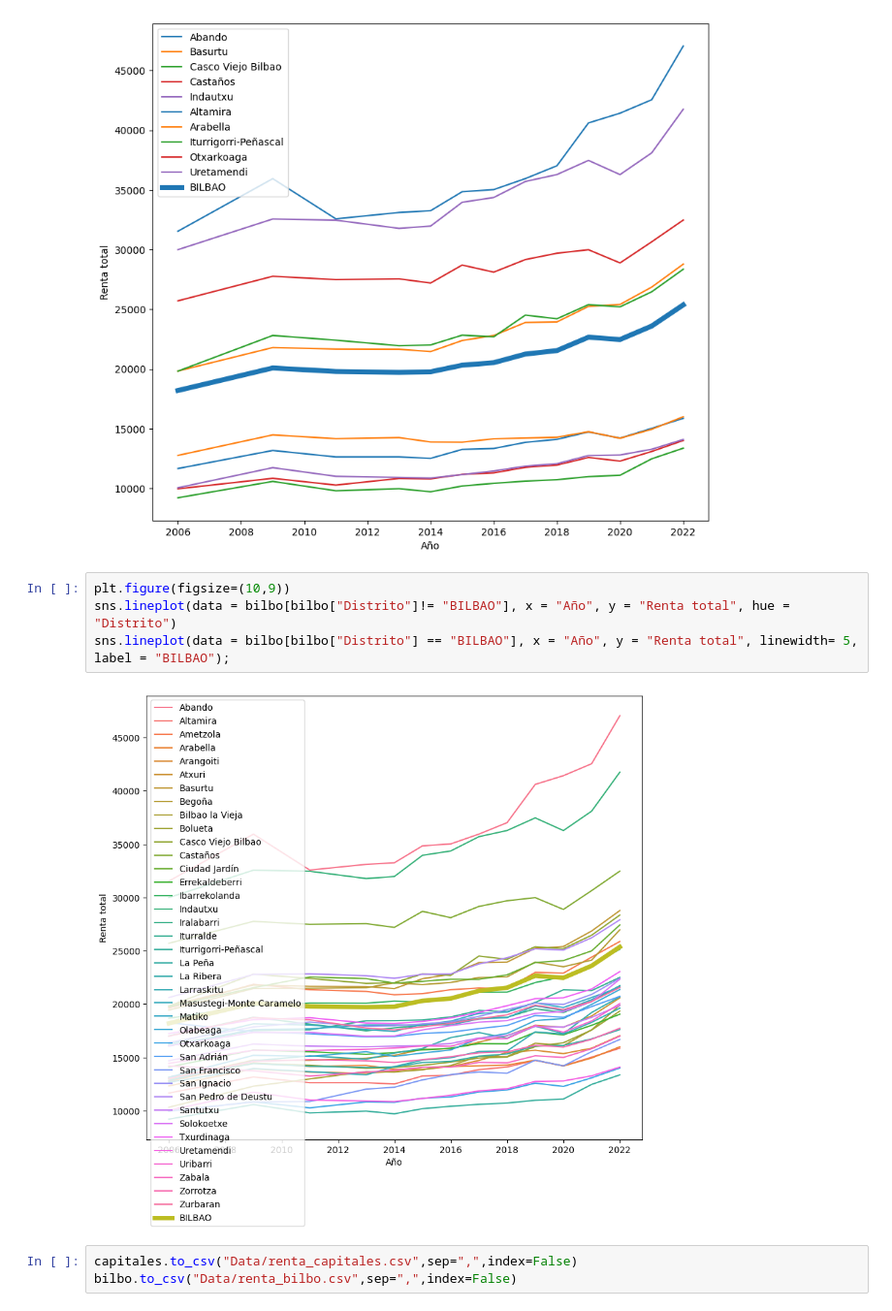
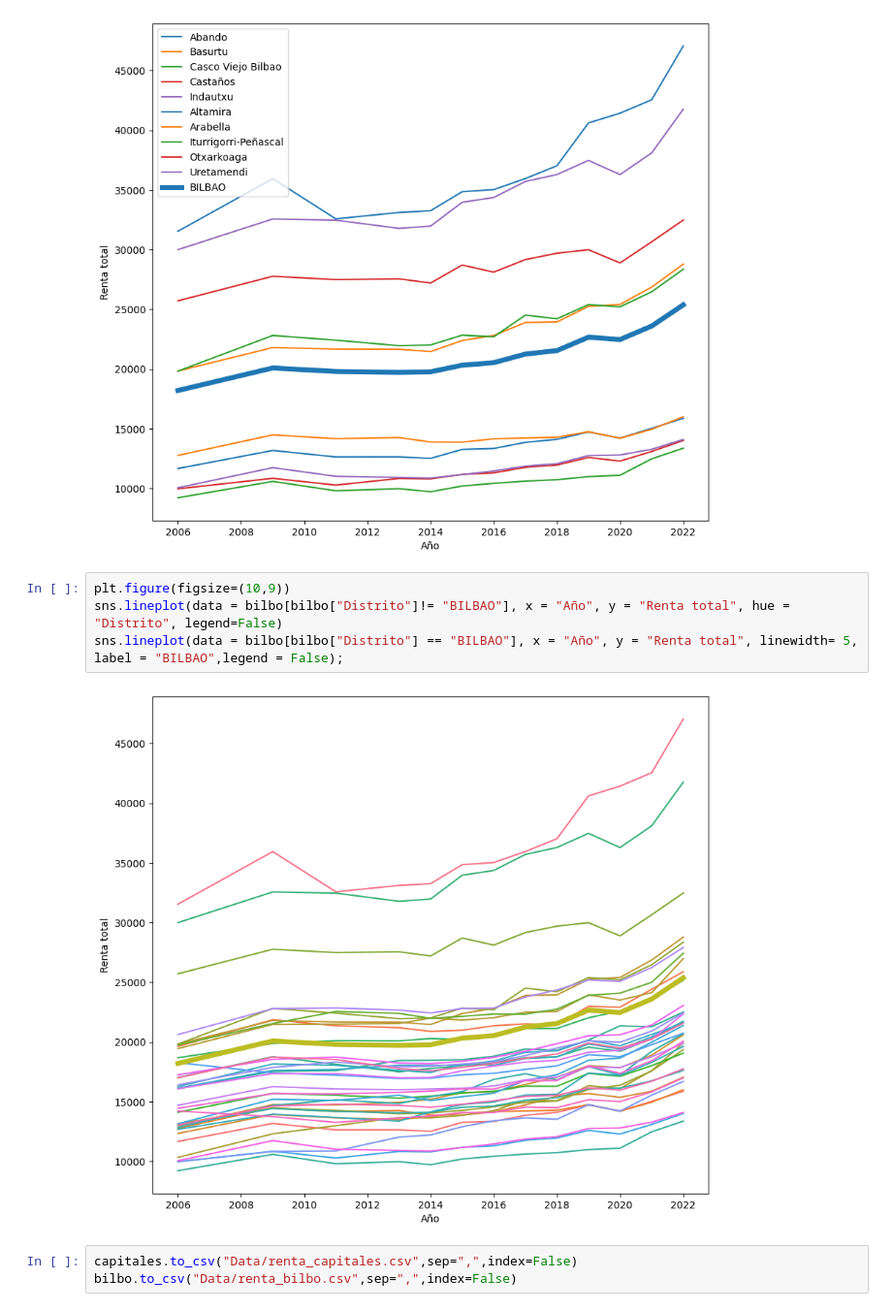
Before and after one commit to PacoFletcher/EDA, a Jupyter notebook: Rentas distritos Bilbao.ipynb, the cells around one changed output. Shown at 97% size. Saved outputs shown, nothing was run; the diff lists cells and outputs as text.

```diff
--- a/Rentas distritos Bilbao.ipynb
+++ b/Rentas distritos Bilbao.ipynb
@@ -650,10 +664,10 @@ sns.lineplot(data = bilbo[bilbo["Distrito"] == "BILBAO"], x = "Año", y = "Renta
 [figure]
 # %%
 plt.figure(figsize=(10,9))
-sns.lineplot(data = bilbo[bilbo["Distrito"]!= "BILBAO"], x = "Año", y = "Renta total", hue = "Distrito")
-sns.lineplot(data = bilbo[bilbo["Distrito"] == "BILBAO"], x = "Año", y = "Renta total", linewidth= 5, label = "BILBAO");
+sns.lineplot(data = bilbo[bilbo["Distrito"]!= "BILBAO"], x = "Año", y = "Renta total", hue = "Distrito", legend=False)
+sns.lineplot(data = bilbo[bilbo["Distrito"] == "BILBAO"], x = "Año", y = "Renta total", linewidth= 5, label = "BILBAO",legend = False);
 # %% [output]
-[figure, old version]
+[figure, new version]
 # %%
 capitales.to_csv("Data/renta_capitales.csv",sep=",",index=False)
 bilbo.to_csv("Data/renta_bilbo.csv",sep=",",index=False)
```
Also changed, not shown: parts of 3 cells of this notebook, 2 other files.
